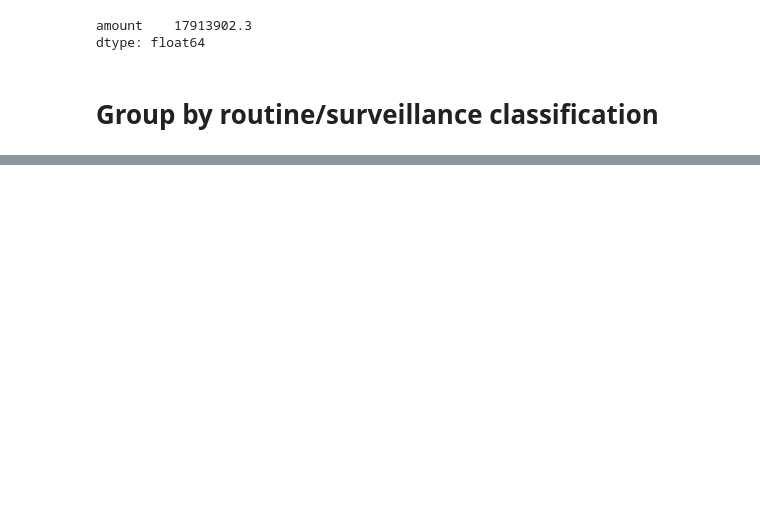
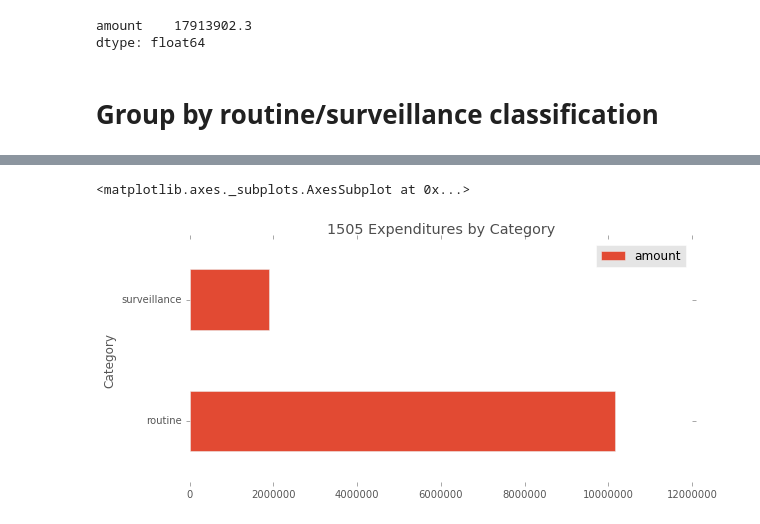
Before and after one commit to lucyparsons/1505analysis, a Jupyter notebook: preprocess/Exploratory.ipynb, the cells around one changed output, grey strips where cells are left out. Drawn from its saved outputs; the diff is of its cells as text; code cells hidden in the pictures; blank space fills up the shorter version.

```diff
--- a/preprocess/Exploratory.ipynb
+++ b/preprocess/Exploratory.ipynb
@@ -71,0 +106,38 @@ amounts_category.sort_values('amount', ascending=False)[0:10].plot(kind='barh',
+# %%
+checks_to_plot = checks_to_plot_sur.append(checks_to_plot_rou)
+class_obj = checks.groupby('Category')
+amounts_by_class = class_obj.amount.agg('sum')
+amounts_category = pd.DataFrame(amounts_by_class)
+amounts_category['Category'] = amounts_category.index
+# %%
+import matplotlib
+fig = plt.figure(figsize=(16,12))
+ax = fig.add_subplot(111)
+a = 0.7
+
+# Remove grid lines
+ax.grid(False)
+# Remove plot frame
+ax.set_frame_on(False)
+
+# Title
+ax.set_title(ax.get_title(), fontsize=36, alpha=a, ha='left')
+plt.subplots_adjust(top=0.8)
+# ax.title.set_position((0.5,1.08))
+
+# Axis labels
+# ax.xaxis.set_label_position('bottom')
+# ylab = 'Amount Seized (USD)'
+# ax.set_ylabel(ylab, fontsize=20, alpha=a, ha='left')
+
+# People don't understand scientific notation
+ax.get_yaxis().get_major_formatter().set_scientific(False)
+ax.get_xaxis().get_major_formatter().set_scientific(False)
+
+ax.get_yaxis().set_major_formatter(
+    matplotlib.ticker.FuncFormatter(lambda x, p: format(int(x), ',')))
+
+amounts_category.sort_values('amount', ascending=False)[0:10].plot(ax=ax, kind='barh', figsize=(9,5), title='1505 Expenditures by Category')
+# %% [output]
+<matplotlib.axes._subplots.AxesSubplot at 0x...>
+[figure, added]
```
Also changed, not shown: parts of 9 cells of this notebook, 1 other file.
